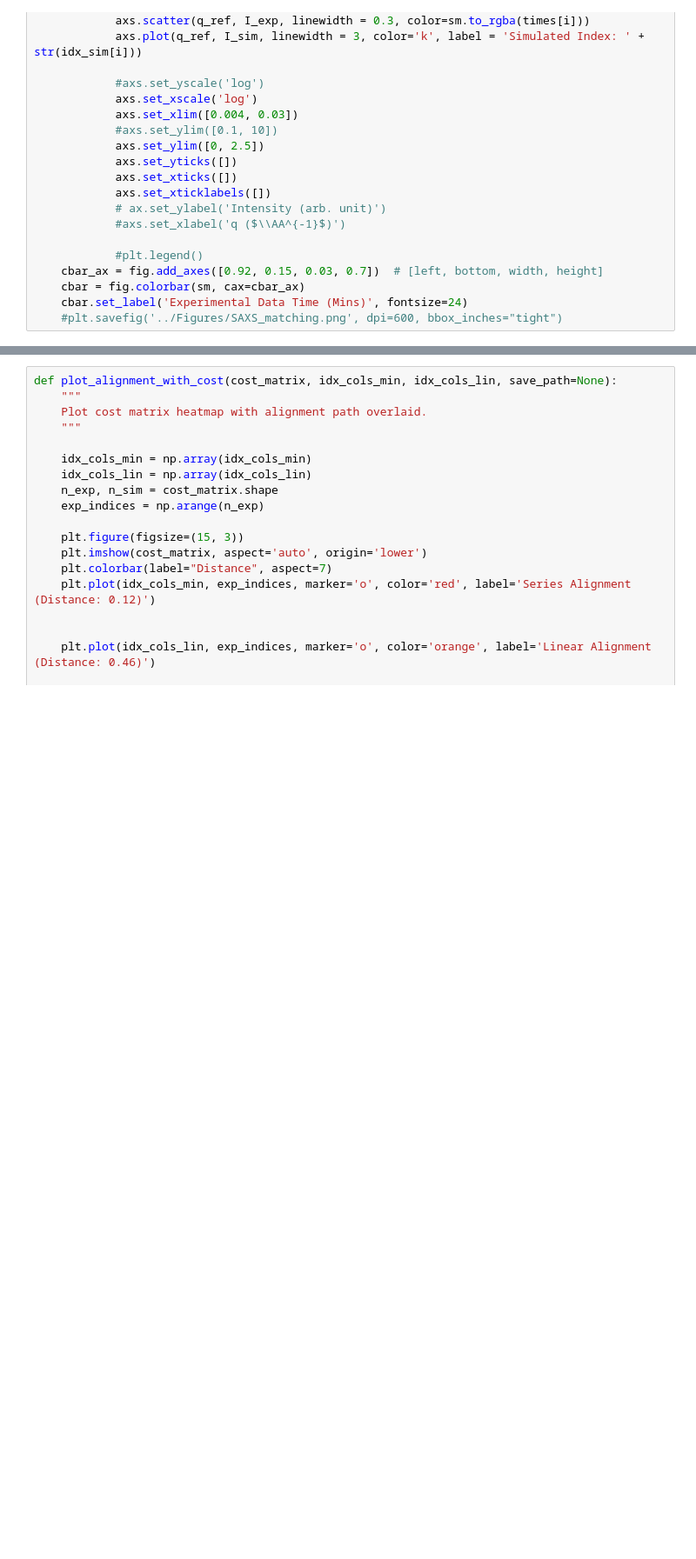
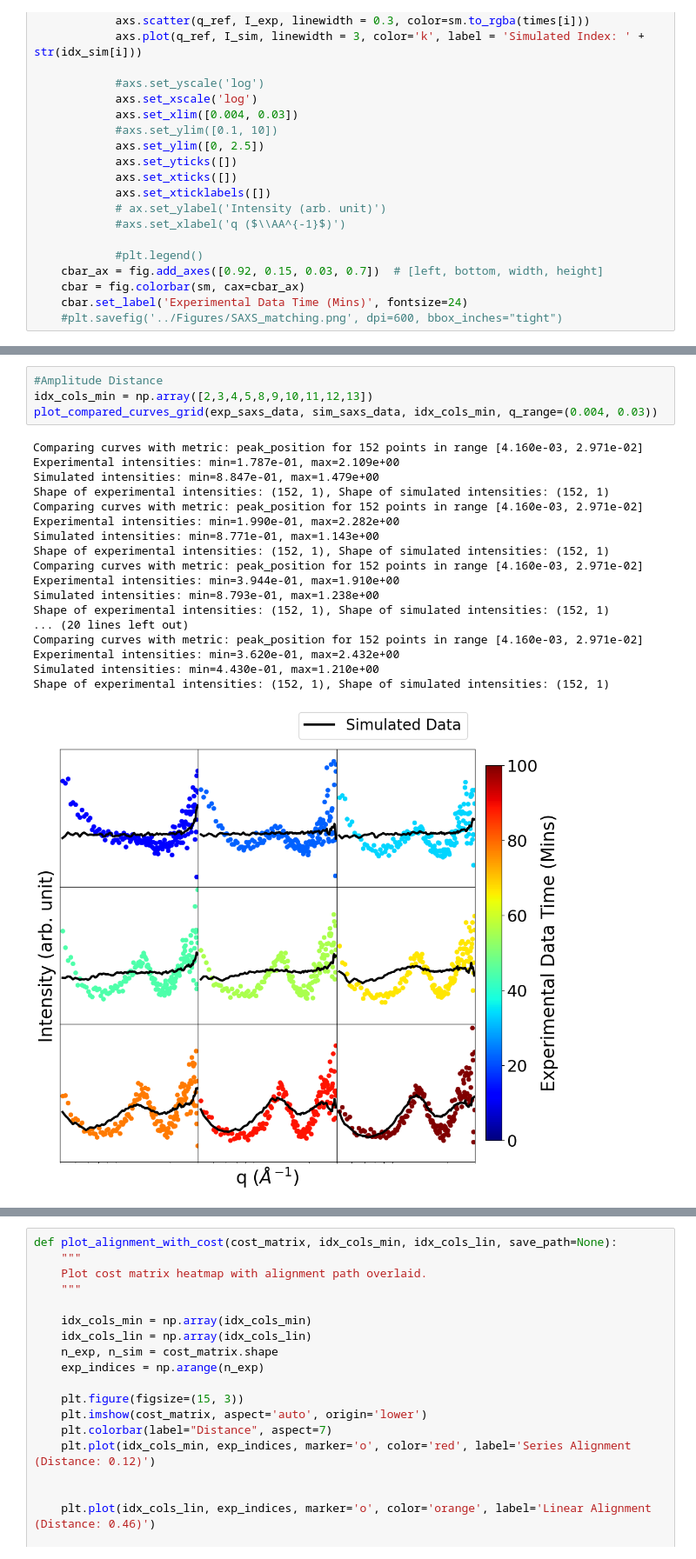
Before and after one commit to huatc/series_alignment, a Jupyter notebook: Notebooks/Create distance SAXS.ipynb, the cells around one changed output, grey strips where cells are left out. Shown at 87% size. Saved outputs shown, nothing was run; the diff lists cells and outputs as text; blank space fills up the shorter version.

```diff
--- a/Notebooks/Create distance SAXS.ipynb
+++ b/Notebooks/Create distance SAXS.ipynb
@@ -307,0 +324,23 @@ Shape of experimental intensities: (152, 1), Shape of simulated intensities: (15
+# %%
+#Amplitude Distance
+idx_cols_min = np.array([2,3,4,5,8,9,10,11,12,13])
+plot_compared_curves_grid(exp_saxs_data, sim_saxs_data, idx_cols_min, q_range=(0.004, 0.03))
+# %% [output]
+Comparing curves with metric: peak_position for 152 points in range [4.160e-03, 2.971e-02]
+Experimental intensities: min=1.787e-01, max=2.109e+00
+Simulated intensities: min=8.847e-01, max=1.479e+00
+Shape of experimental intensities: (152, 1), Shape of simulated intensities: (152, 1)
+Comparing curves with metric: peak_position for 152 points in range [4.160e-03, 2.971e-02]
+Experimental intensities: min=1.990e-01, max=2.282e+00
+Simulated intensities: min=8.771e-01, max=1.143e+00
+Shape of experimental intensities: (152, 1), Shape of simulated intensities: (152, 1)
+Comparing curves with metric: peak_position for 152 points in range [4.160e-03, 2.971e-02]
+Experimental intensities: min=3.944e-01, max=1.910e+00
+Simulated intensities: min=8.793e-01, max=1.238e+00
+Shape of experimental intensities: (152, 1), Shape of simulated intensities: (152, 1)
+... (20 lines left out)
+Comparing curves with metric: peak_position for 152 points in range [4.160e-03, 2.971e-02]
+Experimental intensities: min=3.620e-01, max=2.432e+00
+Simulated intensities: min=4.430e-01, max=1.210e+00
+Shape of experimental intensities: (152, 1), Shape of simulated intensities: (152, 1)
+[figure, added]
```
Also changed, not shown: parts of 13 cells of this notebook.
